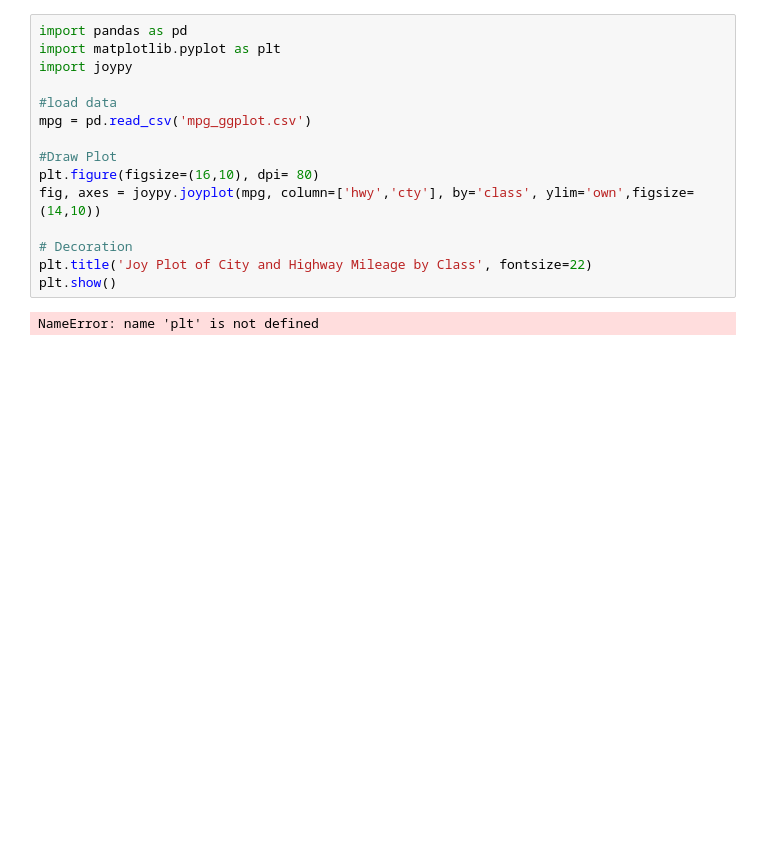
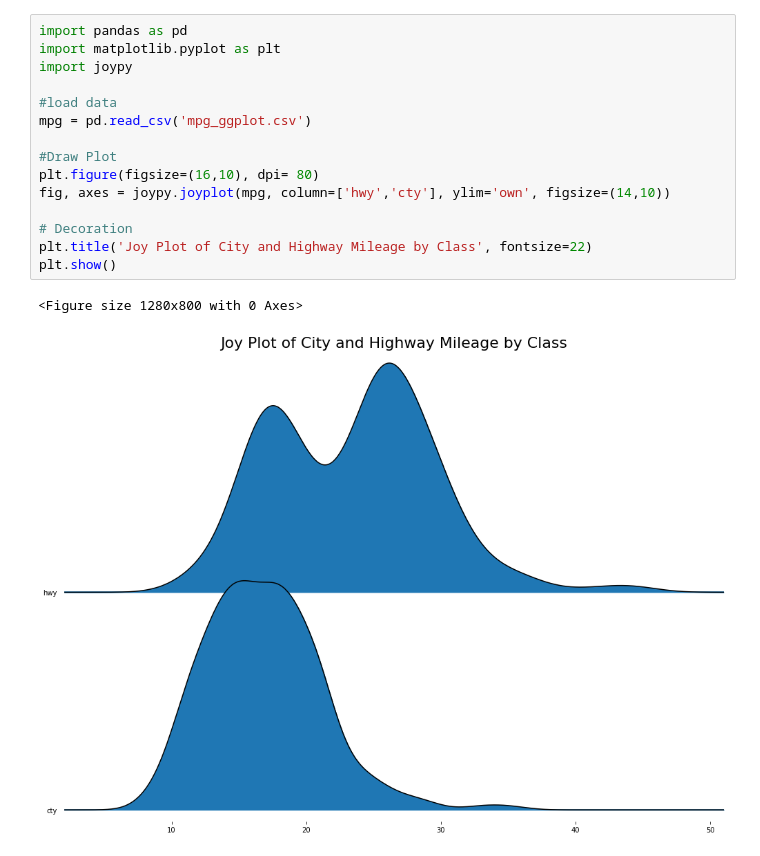
Before and after one commit to anupama14609/matplotlib-exercise, a Jupyter notebook: Matplotlib - Joy Plot.ipynb, the cells around one changed output. Cells and saved outputs as stored; diff of their text form; blank space fills up the shorter version.

```diff
--- a/Matplotlib - Joy Plot.ipynb
+++ b/Matplotlib - Joy Plot.ipynb
@@ -1,17 +1,18 @@
 # %%
 import pandas as pd
 import matplotlib.pyplot as plt
 import joypy
 
 #load data
 mpg = pd.read_csv('mpg_ggplot.csv')
 
 #Draw Plot
 plt.figure(figsize=(16,10), dpi= 80)
-fig, axes = joypy.joyplot(mpg, column=['hwy','cty'], by='class', ylim='own',figsize=(14,10))
+fig, axes = joypy.joyplot(mpg, column=['hwy','cty'], ylim='own', figsize=(14,10))
 
 # Decoration
 plt.title('Joy Plot of City and Highway Mileage by Class', fontsize=22)
 plt.show()
 # %% [output]
-NameError: name 'plt' is not defined
+<Figure size 1280x800 with 0 Axes>
+[figure, added]
```
Also changed, not shown: 3 other files.
